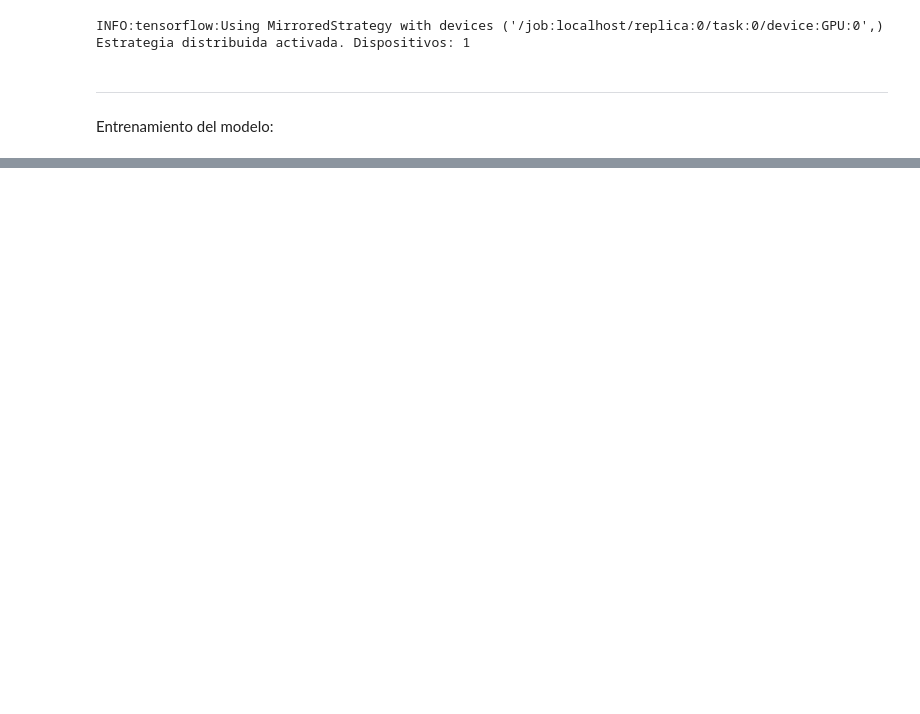
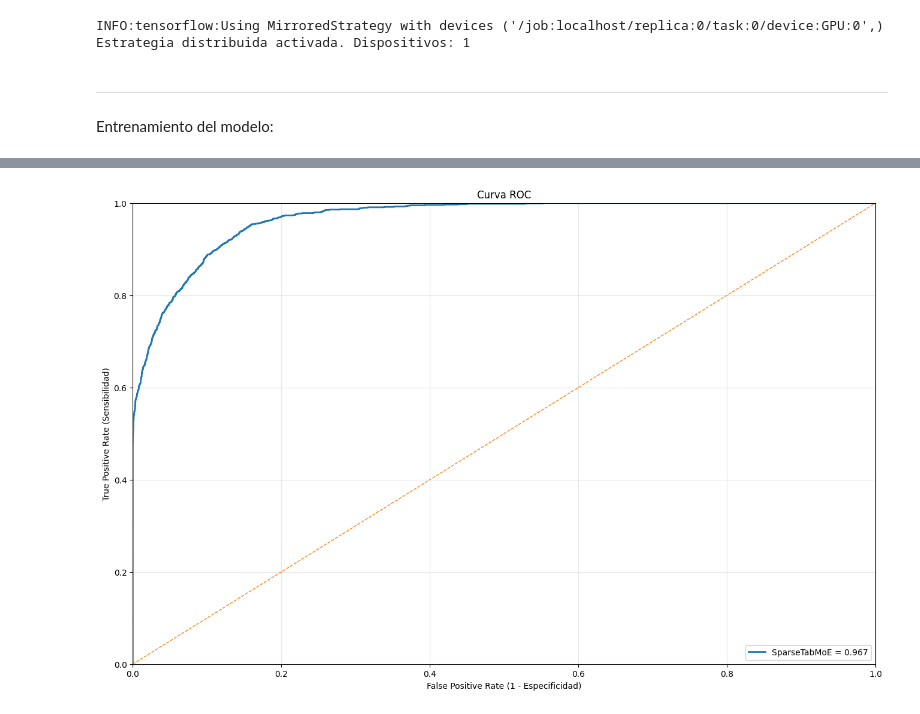
Before and after one commit to tuliorozco/applied-statistics, a Jupyter notebook: docs/_build/jupyter_execute/c03_proyectoFinal/diabetes_classifier_model.ipynb, the cells around one changed output, grey strips where cells are left out. Saved outputs shown, nothing was run; the diff lists cells and outputs as text; code cells hidden in the pictures; blank space fills up the shorter version.

Commit message:
update SparseTabMoE Abstract

```diff
--- a/docs/_build/jupyter_execute/c03_proyectoFinal/diabetes_classifier_model.ipynb
+++ b/docs/_build/jupyter_execute/c03_proyectoFinal/diabetes_classifier_model.ipynb
@@ -464,7 +342,7 @@ from src import spartan
 from src.spartan import cross_validation as cv
 # --- 4. Ejecutar la Validación Cruzada ---
 # Una sola llamada a la función orquesta todo el proceso.
-best_model, cv_results = cv.run_cross_validation(
+best_model, roc_dict, cv_results = cv.run_cross_validation(
     df_full_train=train_df, # Usando el DataFrame de entrenamiento completo
     target_col=TARGET_COL,
     strategy=strategy,
@@ -475,5 +353,4 @@ best_model, cv_results = cv.run_cross_validation(
     thresholds=[0.3, 0.35, 0.4, 0.45, 0.5]
 )
 
-print("\nAnálisis detallado por fold:")
-print(cv_results)
+print("\nCross-validation procesada.")
@@ -497,0 +519,15 @@ INFO:tensorflow:Reduce to /job:localhost/replica:0/task:0/device:CPU:0 then broa
+# %%
+import matplotlib.pyplot as plt
+
+plt.figure(figsize=(16, 10))
+plt.plot(roc_dict["fpr"], roc_dict["tpr"], lw=2, label=f"SparseTabMoE = {roc_dict['auc']:.3f}")
+plt.plot([0, 1], [0, 1], "--", lw=1)
+plt.xlim([0, 1]); plt.ylim([0, 1])
+plt.xlabel("False Positive Rate (1 - Especificidad)")
+plt.ylabel("True Positive Rate (Sensibilidad)")
+plt.title("Curva ROC")
+plt.grid(alpha=0.3)
+plt.legend(loc="lower right")
+plt.show()
+# %% [output]
+[figure, added]
```
Also changed, not shown: parts of 52 cells of this notebook, 34 other files.
